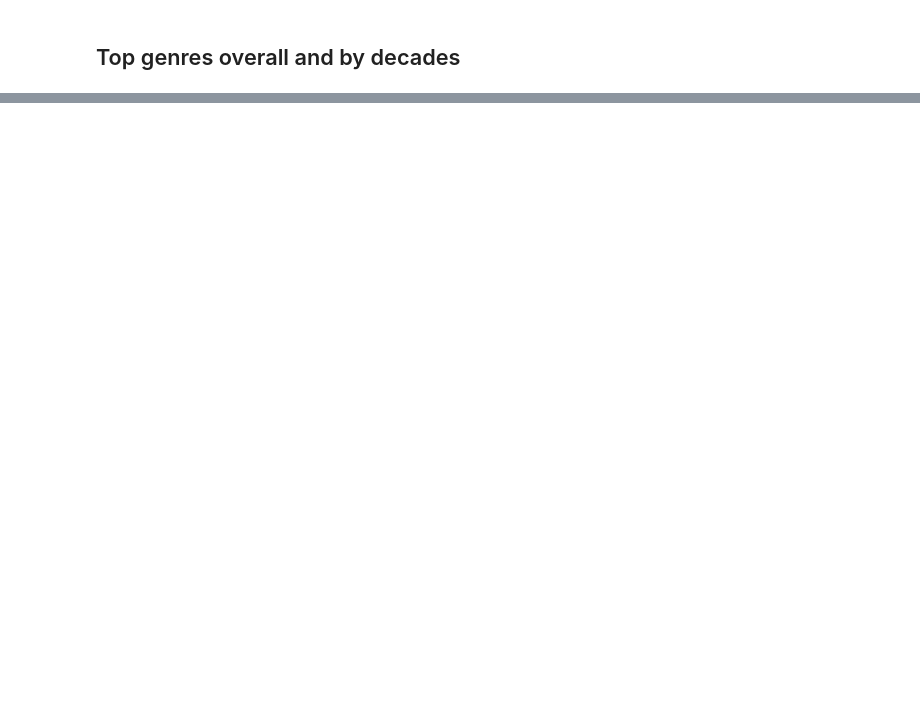
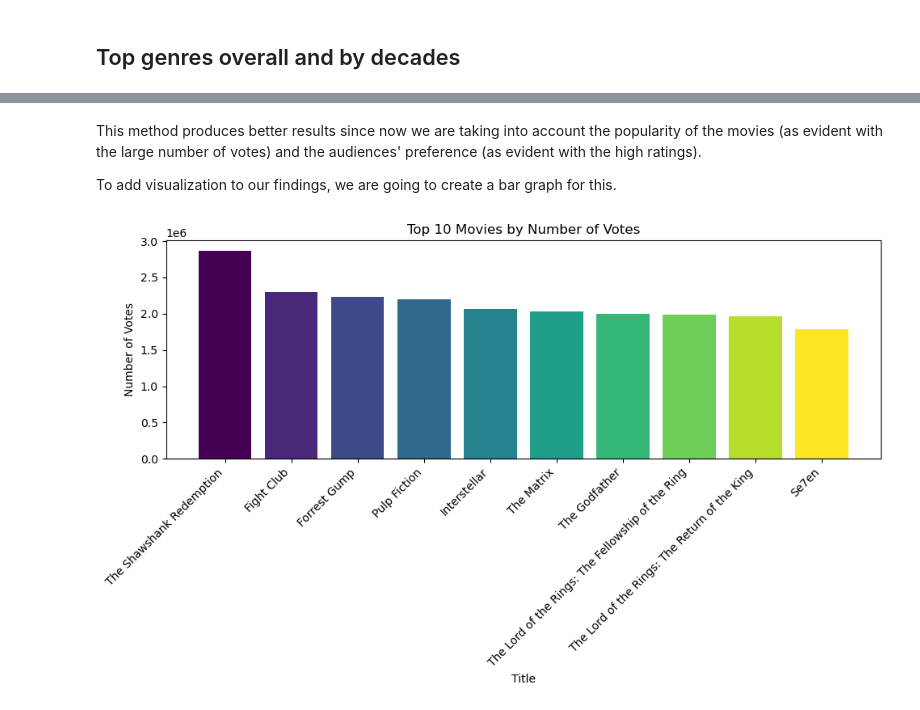
Before and after one commit to thaong1412/IMDB_Project, a Jupyter notebook: CPSC_4800_IMDB_Project.ipynb, the cells around one changed output, grey strips where cells are left out. Saved outputs shown, nothing was run; the diff lists cells and outputs as text; code cells hidden in the pictures; blank space fills up the shorter version.

```diff
--- a/CPSC_4800_IMDB_Project.ipynb
+++ b/CPSC_4800_IMDB_Project.ipynb
@@ -999,0 +956,2 @@ top_genre_by_decade
+# %%
+movies_title_df_unique = movies_people_df.drop_duplicates(subset=['Title'])
@@ -999,0 +1005,3 @@ top_genre_by_decade
+# %%
+movies_df = movies_title_df_unique[movies_title_df_unique['Media Type'] == 'movie'].sort_values(by=['Number of Votes','Rating'], ascending=[False, False]).head(10)[['Title','Rating','Number of Votes']]
+movies_df.head(10)
@@ -999,0 +1020,17 @@ top_genre_by_decade
+# %% [markdown]
+This method produces better results since now we are taking into account the popularity of the movies (as evident with the large number of votes) and the audiences' preference (as evident with the high ratings).
+
+To add visualization to our findings, we are going to create a bar graph for this.
+# %%
+import matplotlib.pyplot as plt
+plt.figure(figsize=(10, 6))
+colors = plt.cm.viridis(np.linspace(0, 1, len(movies_df)))
+plt.bar(movies_df['Title'], movies_df['Number of Votes'], color=colors)
+plt.title('Top 10 Movies by Number of Votes')
+plt.xlabel('Title')
+plt.ylabel('Number of Votes')
+plt.xticks(rotation=45, ha='right')
+plt.tight_layout()
+plt.show()
+# %% [output]
+[figure, added]
```
Also changed, not shown: parts of 40 cells of this notebook.
